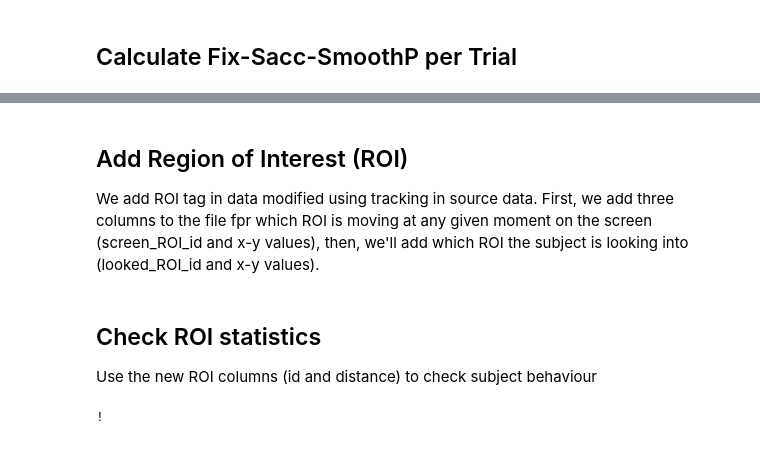
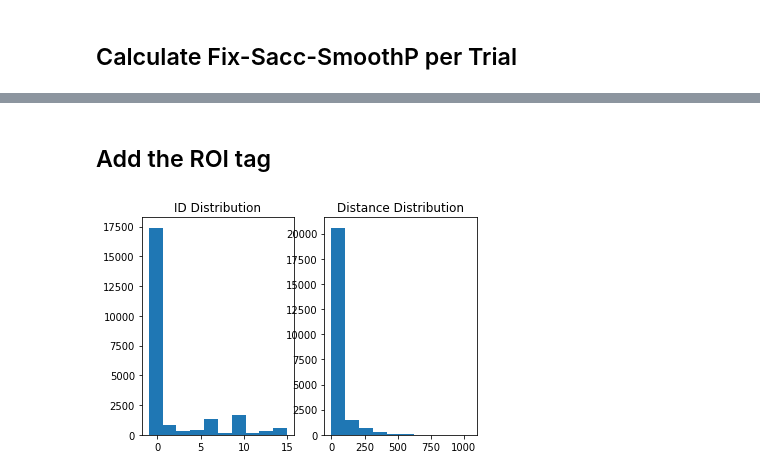
Before and after one commit to harrisonford/accelerometer-data, a Jupyter notebook: Report.ipynb, the cells around one changed output, grey strips where cells are left out. Drawn from its saved outputs; the diff is of its cells as text; code cells hidden in the pictures.

```diff
--- a/Report.ipynb
+++ b/Report.ipynb
@@ -258,36 +254,35 @@ OLS Regression Results
 Warnings:
 [1] Standard Errors assume that the covariance matrix of the errors is correctly specified.
-# %% [markdown]
-## Add Region of Interest (ROI)
-We add ROI tag in data modified using tracking in source data. First, we add three columns
-to the file fpr which ROI is moving at any given moment on the screen
-(screen_ROI_id and x-y values), then, we'll add which ROI the subject is looking into
-(looked_ROI_id and x-y values).
+# %% [markdown]
+## Add the ROI tag
 # %%
 import numpy as np
+import pandas as pd
 import os
-import pandas as pd
+import matplotlib.pyplot as plt
 
 
 # import data and tracking annotations
 data = pd.read_csv('./source_data/data_modified.csv')
 tracking_path = './source_data/tracking/'
 file_list = os.listdir(tracking_path)
-tracking_container = [pd.read_csv(tracking_path + a_file, delimiter='\t') for
-                      a_file in file_list]
-# for each data x-y point we need TTL + time = real time and check
-# best distance to a ROI
+
+tracking_container = [pd.read_csv(tracking_path + a_file, delimiter='\t') for a_file in file_list]
+# for each data x-y point we need TTL + time = real time and check best distance to a ROI
 # load TTL data
 trial_data = pd.read_excel('./source_data/Frames.xlsx')
 TTL = trial_data['TTL'].as_matrix()
 valid_ids = trial_data['id']
+
 # pick TTL only to those counted as valid subjects (id > 0)
 TTL = [a_ttl for a_ttl, valid in zip(TTL, valid_ids) if valid > 0]
 screen_ROI_ids = []
 looked_ROI_ids = []
 looked_ROI_distances = []
-for t, x, y, subject, trial_id in zip(data['time_start'], data['x_start'], data['y_start'],
-                                   data['subject'], data['trial_id']):
+
+# remember x-y coords are normalized!
+for t, x, y, subject, trial_id in zip(data['time_start'], data['x_start']*1920, data['y_start']*1080,
+                                      data['subject'], data['trial_id']):
     my_TTL = TTL[subject - 1]  # subject starts at 1 but index at 0
     # check for this data point the nearest ROI
     ROI_id = -1
@@ -297,48 +292,54 @@ for t, x, y, subject, trial_id in zip(data['time_start'], data['x_start'], data[
         looked_ROI_ids.append(ROI_id)
         looked_ROI_distances.append(ROI_distance)
         continue
+
     # for a valid trial we need the starting time to check the relative time to the video
     # this gives the correct excel column
     frame_vector = trial_data.as_matrix(columns=[trial_data.columns[3 + 2*trial_id]])
-    frame_vector = [a_frame_value[0] for a_frame_value, valid in zip(frame_vector, valid_ids)
-                    if valid > 0]  # this takes invalid subjects out
+    # this takes invalid subjects out
+    frame_vector = [a_frame_value[0] for a_frame_value, valid in zip(frame_vector, valid_ids) if valid > 0]
     # with starting frame use time instead (video at 30 fps)
     video_start_time = frame_vector[subject - 1]/30
     current_time = t - video_start_time
 
     for ROI_index, a_ROI in enumerate(tracking_container):
         # check nearest roi and moving roi
         roi_times = a_ROI['t']
         match_threshold = 0.033  # this time dif means we're on this time
         match_index = -1
         for an_index, a_time in enumerate(roi_times):
             if np.abs(a_time - current_time) < match_threshold:
                 match_index = an_index
                 break
         # calculate distance to this ROI
         if match_index < 0:
             continue
-        my_distance = np.hypot((np.abs(x - a_ROI['pixel_{x}'][match_index])),
-                      (np.abs(y - a_ROI['pixel_{y}'][match_index])))
+        my_distance = np.hypot((np.abs(x - a_ROI['pixel_{x}'][match_index]*1920/640)),
+                               (np.abs(y - a_ROI['pixel_{y}'][match_index]*1080/480)))
+
         if ROI_distance < 0 or my_distance < ROI_distance:
             # update values
             ROI_distance = my_distance
             ROI_id = ROI_index
+
     # save final best roi
     screen_ROI_ids.append(ROI_id)
     looked_ROI_ids.append(ROI_id)
     looked_ROI_distances.append(ROI_distance)
 
 # add ROI id and ROI distance to data
 data['ROI_id'] = looked_ROI_ids
 data['ROI_distance'] = looked_ROI_distances
 data.to_csv('./source_data/data_modified.csv')
+
+# check ROI distance and tag distribution
+fig, axes = plt.subplots(1, 2)
+axes[0].hist(looked_ROI_ids)
+axes[0].set_title('ID Distribution')
+
+axes[1].hist(looked_ROI_distances)
+axes[1].set_title('Distance Distribution')
+
+plt.show()
+# %% [output]
+[figure, added]
-# %% [markdown]
-## Check ROI statistics
-Use the new ROI columns (id and distance) to check subject behaviour
-# %%
-# TODO: Make a function that cuts signal according to frames in trial, remember that acc signal is in time,
-# we need TTL = when acc was ON in frame
-print("!")
-# %% [output]
-!
```
Also changed, not shown: parts of 22 cells of this notebook, 1 other file.
